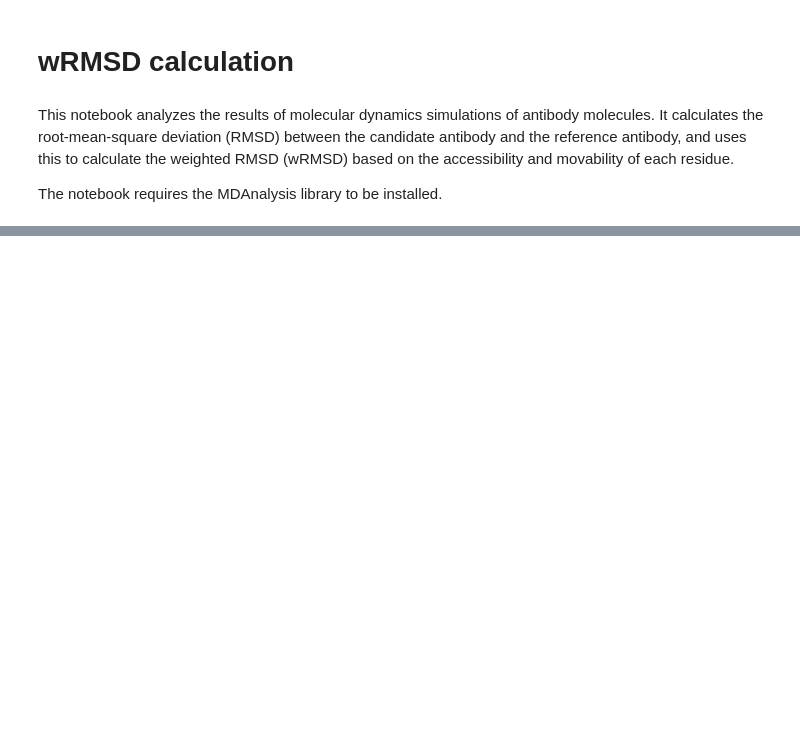
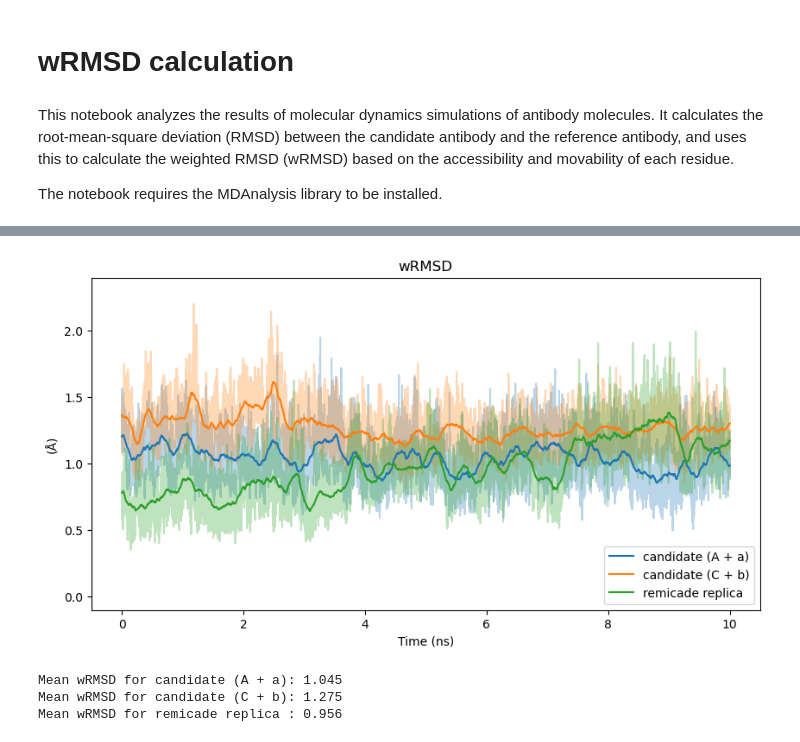
Before and after one commit to Nik9kin/antibody_humanization_by_scaffolding, a Jupyter notebook: wRMSD_calculation.ipynb, the cells around one changed output, grey strips where cells are left out. Cells and saved outputs as stored; diff of their text form; code cells hidden in the pictures; blank space fills up the shorter version.

Commit message:
10ns wRMSD calculated

```diff
--- a/wRMSD_calculation.ipynb
+++ b/wRMSD_calculation.ipynb
@@ -266,0 +144,29 @@ plt.plot(rmsdev_ca / rmsf_ca)
+# %%
+wrmsd_Aa = compute_wrmsd(candidate_Aa, reference, sasa_reference, rmsf)
+wrmsd_Cb = compute_wrmsd(candidate_Cb, reference, sasa_reference, rmsf)
+wrmsd_remicade = compute_wrmsd(remicade_2, reference, sasa_reference, rmsf)
+# %%
+plt.figure(figsize=(10, 5))
+plt.title('wRMSD')
+plt.plot(np.linspace(0.0, 10.0, 50001), wrmsd_Aa, alpha=0.3)
+plt.plot(np.linspace(0.0, 10.0, 50001), wrmsd_Cb, alpha=0.3)
+plt.plot(np.linspace(0.0, 10.0, 50001), wrmsd_remicade, alpha=0.3)
+plt.plot(np.linspace(0.0, 10.0, 50001), smooth_array(wrmsd_Aa), 'C0', label='candidate (A + a)')
+plt.plot(np.linspace(0.0, 10.0, 50001), smooth_array(wrmsd_Cb), 'C1', label='candidate (C + b)')
+plt.plot(np.linspace(0.0, 10.0, 50001), smooth_array(wrmsd_remicade), 'C2', label='remicade replica')
+plt.legend()
+plt.ylabel('(Å)')
+plt.xlabel('Time (ns)')
+plt.ylim(-0.1, 2.4)
+# plt.savefig('presentation/wRMSD_plot.png')
+plt.show()
+# %% [output]
+[figure, added]
+# %%
+print(f'Mean wRMSD for candidate (A + a): {wrmsd_Aa.mean():.3f}')
+print(f'Mean wRMSD for candidate (C + b): {wrmsd_Cb.mean():.3f}')
+print(f'Mean wRMSD for remicade replica : {wrmsd_remicade.mean():.3f}')
+# %% [output]
+Mean wRMSD for candidate (A + a): 1.045
+Mean wRMSD for candidate (C + b): 1.275
+Mean wRMSD for remicade replica : 0.956
```
Also changed, not shown: parts of 49 cells of this notebook, 3 other files.
